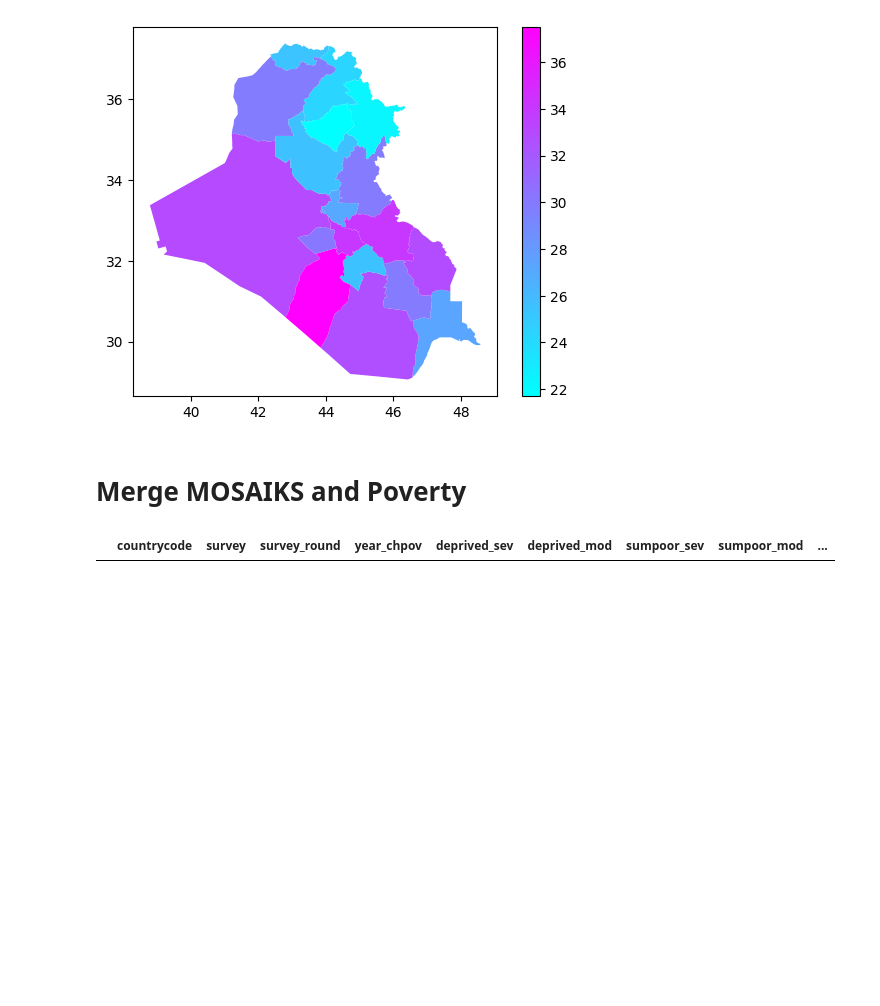
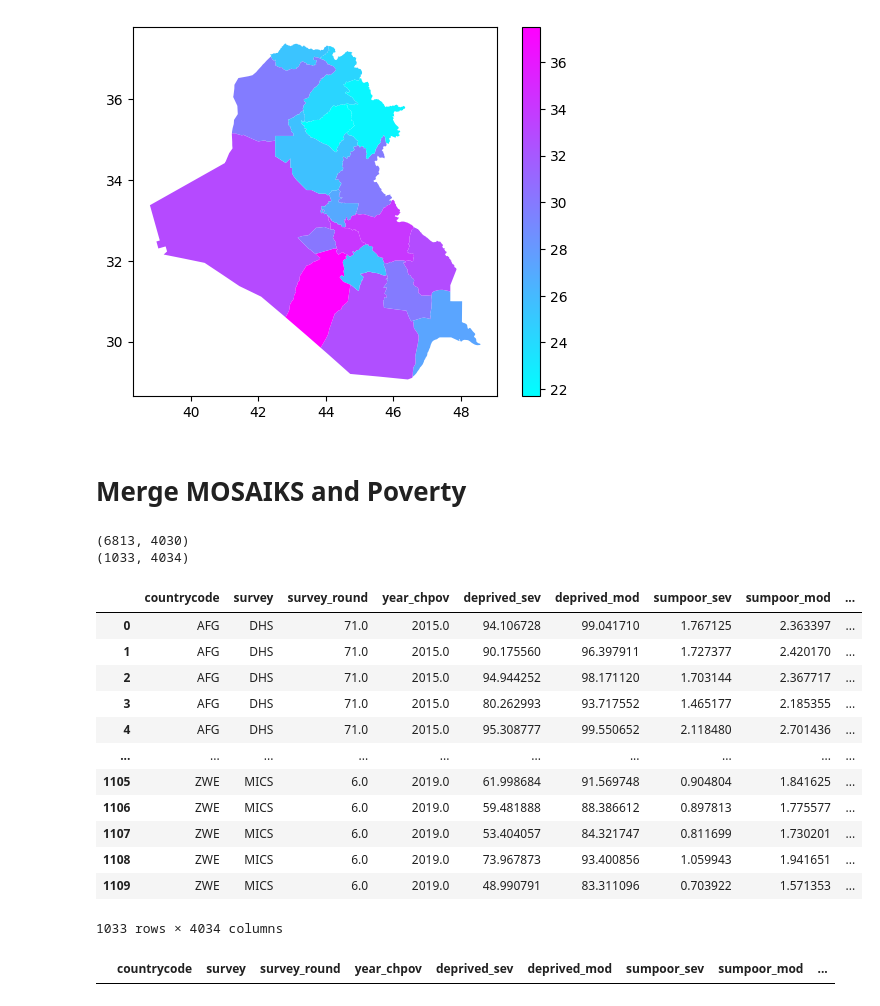
Before and after one commit to marinavicini/child_poverty_iraq, a Jupyter notebook: notebooks/1.2_mv_load-adm1-data.ipynb, the cells around one changed output. Saved outputs shown, nothing was run; the diff lists cells and outputs as text; code cells hidden in the pictures; blank space fills up the shorter version.

```diff
--- a/notebooks/1.2_mv_load-adm1-data.ipynb
+++ b/notebooks/1.2_mv_load-adm1-data.ipynb
@@ -31,9 +59,9 @@ mosaiks_adm1.head(2)
 | 1 | AFG-ADM1-3_0_0-B10 | 0.146467 | 0.415417 | 0.042324 | 0.320048 | 0.247005 | 0.393481 | 0.085266 | 0.104986 | 0.266778 | ... | ... |
 2 rows × 4001 columns
 # %%
-geom_mos_adm1 = ld.get_mosaiks_geom_adm1()
-print(geom_mos_adm1.shape)
-geom_mos_adm1.head(2)
+# geom_mos_adm1 = ld.get_mosaiks_geom_adm1()
+# print(geom_mos_adm1.shape)
+# geom_mos_adm1.head(2)
 # %% [output]
 The file '../data/external/geoBoundariesCGAZ_ADM1.topojson' exists.
 (3291, 9)
@@ -211,3 +258,54 @@ pov_adm1[pov_adm1['countrycode']=='IRQ'].plot(column='deprived_sev', cmap='cool'
+# %%
+def merge_mosaiks_pov_adm1(pov_adm1, mosaiks_adm1, threshold=0.51):
+    # DROP MISSING GEOMETRY IN POV ADM1 (i.e. COL e DOM)
+    pov_adm1.dropna(subset=['geometry'], inplace=True)
+
+    # Check CRS
+    assert pov_adm1.crs == mosaiks_adm1.crs
+
+    # Valid geometry
+    pov_adm1['geometry'] = pov_adm1.apply(lambda x: make_valid(x['geometry']), axis=1)
+    mosaiks_adm1['geometry'] = mosaiks_adm1.apply(lambda x: make_valid(x['geometry']), axis=1)
+
+    # Copy geometry
+    mosaiks_adm1['geom_mos'] = mosaiks_adm1['geometry']
+    pov_adm1['geom_pov'] = pov_adm1['geometry']
+
+    # Merge dataframe
+    tmp = gpd.sjoin(pov_adm1, mosaiks_adm1, how='left', predicate='intersects')
+    print(tmp.shape)
+
+    # Intersection between geometry
+    tmp['geom_inter'] = tmp.apply(lambda x: x['geom_pov'].intersection(x['geom_mos']), axis=1)
+
+    # Percentage of common areas
+    tmp['area_inter'] = tmp.apply(lambda x: get_area(x['geom_inter']), axis=1)
+    tmp['area_pov'] = tmp.apply(lambda x: get_area(x['geom_pov']), axis=1)
+    tmp['perc_pov'] = tmp['area_inter'] / tmp['area_pov']
+
+    # Keep only geometries above threshold
+    merged = tmp[tmp['perc_pov']>threshold].copy()
+    print(merged.shape)
+
+    return merged
+# %%
+merged = merge_mosaiks_pov_adm1(pov_adm1, mosaiks_adm1, threshold=0.51)
+# %% [output]
+(6813, 4030)
+(1033, 4034)
+|  | countrycode | survey | survey_round | year_chpov | deprived_sev | deprived_mod | sumpoor_sev | sumpoor_mod | ... |
+| 0 | AFG | DHS | 71.0 | 2015.0 | 94.106728 | 99.041710 | 1.767125 | 2.363397 | ... |
+| 1 | AFG | DHS | 71.0 | 2015.0 | 90.175560 | 96.397911 | 1.727377 | 2.420170 | ... |
+| 2 | AFG | DHS | 71.0 | 2015.0 | 94.944252 | 98.171120 | 1.703144 | 2.367717 | ... |
+| 3 | AFG | DHS | 71.0 | 2015.0 | 80.262993 | 93.717552 | 1.465177 | 2.185355 | ... |
+| 4 | AFG | DHS | 71.0 | 2015.0 | 95.308777 | 99.550652 | 2.118480 | 2.701436 | ... |
+| ... | ... | ... | ... | ... | ... | ... | ... | ... | ... |
+| 1105 | ZWE | MICS | 6.0 | 2019.0 | 61.998684 | 91.569748 | 0.904804 | 1.841625 | ... |
+| 1106 | ZWE | MICS | 6.0 | 2019.0 | 59.481888 | 88.386612 | 0.897813 | 1.775577 | ... |
+| 1107 | ZWE | MICS | 6.0 | 2019.0 | 53.404057 | 84.321747 | 0.811699 | 1.730201 | ... |
+| 1108 | ZWE | MICS | 6.0 | 2019.0 | 73.967873 | 93.400856 | 1.059943 | 1.941651 | ... |
+| 1109 | ZWE | MICS | 6.0 | 2019.0 | 48.990791 | 83.311096 | 0.703922 | 1.571353 | ... |
+1033 rows × 4034 columns
 # %%
 # DROP MISSING GEOMETRY IN POV ADM1 (i.e. COL e DOM)
 pov_adm1.dropna(subset=['geometry'], inplace=True)
```
Also changed, not shown: parts of 9 cells of this notebook, 2 other files.
